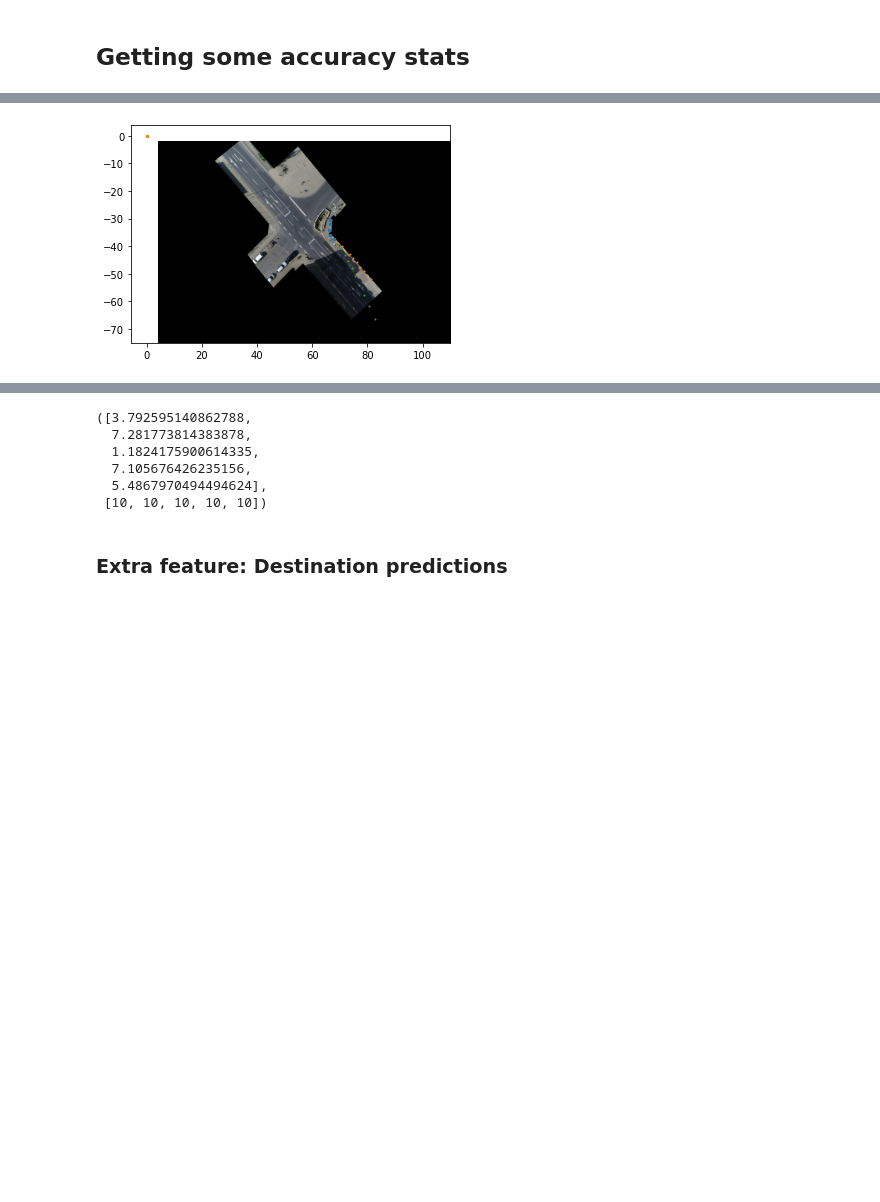
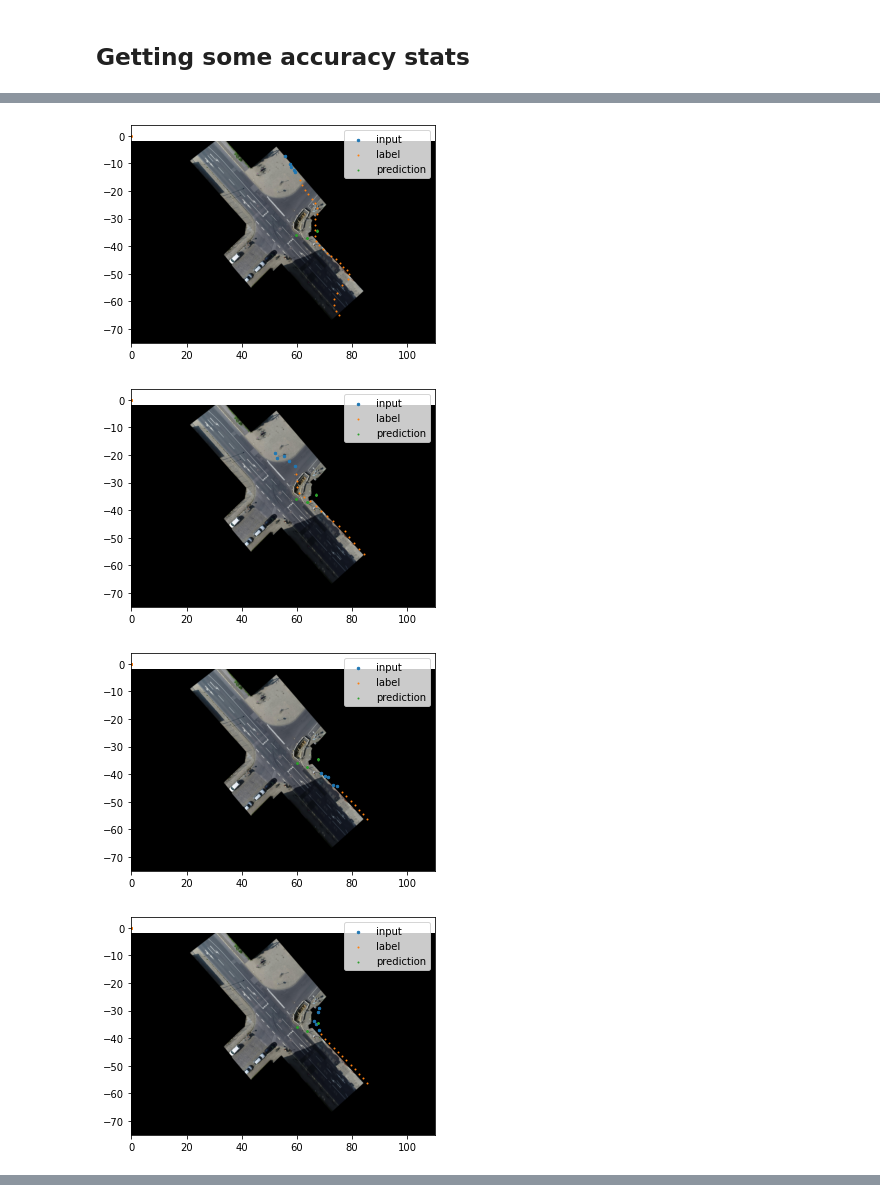
Before and after one commit to gitBram/vru_path_prediction, a Jupyter notebook: prediction_evaluation.ipynb, the cells around one changed output, grey strips where cells are left out. Saved outputs shown, nothing was run; the diff lists cells and outputs as text; code cells hidden in the pictures; blank space fills up the shorter version.

```diff
--- a/prediction_evaluation.ipynb
+++ b/prediction_evaluation.ipynb
@@ -98,9 +178,11 @@ Epoch 25/50
 # %%
 my_trainer_all_dests = DLTrainer(max_epochs=MAX_EPOCHS, patience=PATIENCE)
 network = my_trainer_all_dests.LSTM_one_shot_predictor_named_i(my_ds, LSTM_LAYER_SIZE, DENSE_LAYER_SIZE,
-NUM_LSTM_LAYERS, NUM_DENSE_LAYERS, extra_features=["all_destinations"])
+NUM_LSTM_LAYERS, NUM_DENSE_LAYERS, extra_features=["all_destinations"], var_time_len=VARIABLE_INPUT_LENGTH)
 
-save_path = "data/model_weights/m_all_dests.h5"
+print(my_trainer_all_dests.model.summary())
+
+save_path = "data/model_weights/model12.h5"
 
 try:
     my_trainer_all_dests.load_weights(save_path)
@@ -126,5 +226,5 @@ except:
 # %%
 # Get an example path
-normed, denormed = my_ds.example_dict("test", "in_xy")
+normed, denormed = my_ds.example_dict("train", "in_xy")
 my_in_n, my_out_n = normed
 my_in, my_out = denormed
@@ -131,5 +249,5 @@ my_in, my_out = denormed
 # %%
 # Do a prediction
-# Do a prediction
-predicted_out_n, predicted_out = my_trainer_basic.predict_dict(my_in_n, False)
-predicted_rep_out = my_trainer_basic.predict_repetitively_dict(my_in_n, False, 10, True)
+predicted_out_n, predicted_out = my_trainer_all_dests.predict_dict(my_in_n, scale_input_tensor=False)
+predicted_rep_out = my_trainer_all_dests.predict_repetitively_dict(my_in_n, scale_input_tensor=False,
+num_repetitions=8,fixed_len_input=True)
@@ -136,7 +272,8 @@ predicted_rep_out = my_trainer_basic.predict_repetitively_dict(my_in_n, False, 1
 # %%
 fig1, ax1 = plt.subplots()
-id = 1
+id = 0
 scene_data.plot_on_image([my_in["in_xy"][id], my_in["labels"][id], predicted_out[id]],
 save_path='data/images/extra_f/in_out.png', ms = [6, 1, 10], ax=ax1,
-col_num_dicts=[my_ds.generalised_in_dict, my_ds.generalised_out_dict, my_ds.generalised_out_dict])
+col_num_dicts=[my_ds.generalised_in_dict, my_ds.generalised_out_dict, my_ds.generalised_out_dict],
+labels=["Input", "Full label", "Prediction"])
 # %% [output]
@@ -144,8 +281,18 @@ col_num_dicts=[my_ds.generalised_in_dict, my_ds.generalised_out_dict, my_ds.gene
 # %%
-fig2, ax2 = plt.subplots()
-id = 4
-scene_data.plot_on_image([my_in["in_xy"][id], my_in["labels"][id], predicted_rep_out[id]],
-save_path='data/images/extra_f/in_out.png', ms = [6, 1, 1], ax=ax2,
-col_num_dicts=[my_ds.generalised_in_dict, my_ds.generalised_out_dict, my_ds.generalised_out_dict])
+figs=[]
+axs=[]
+for i in range(BATCH_SIZE):
+    id = i
+    fig, ax = plt.subplots()
+    figs.append(fig)
+    axs.append(ax)
+
+    scene_data.plot_on_image([my_in["in_xy"][id], my_in["labels"][id], predicted_rep_out[id]],
+    save_path='data/images/extra_f/in_out.png', ms = [6, 1, 1], ax=axs[i],
+    col_num_dicts=[my_ds.generalised_in_dict, my_ds.generalised_out_dict, my_ds.generalised_out_dict],
+    labels=["input", "label", "prediction"])
 # %% [output]
-[figure, old version]
+[figure, new version]
+[figure, added]
+[figure, added]
+[figure, added]
@@ -152,11 +299,0 @@ col_num_dicts=[my_ds.generalised_in_dict, my_ds.generalised_out_dict, my_ds.gene
-# %%
-return_batch_accuracy(predicted_rep_out, my_in["labels"])
-# %% [output]
-([3.792595140862788,
-  7.281773814383878,
-  1.1824175900614335,
-  7.105676426235156,
-  5.4867970494494624],
- [10, 10, 10, 10, 10])
-# %% [markdown]
-### Extra feature: Destination predictions
```
Also changed, not shown: parts of 26 cells of this notebook, 9 other files.
